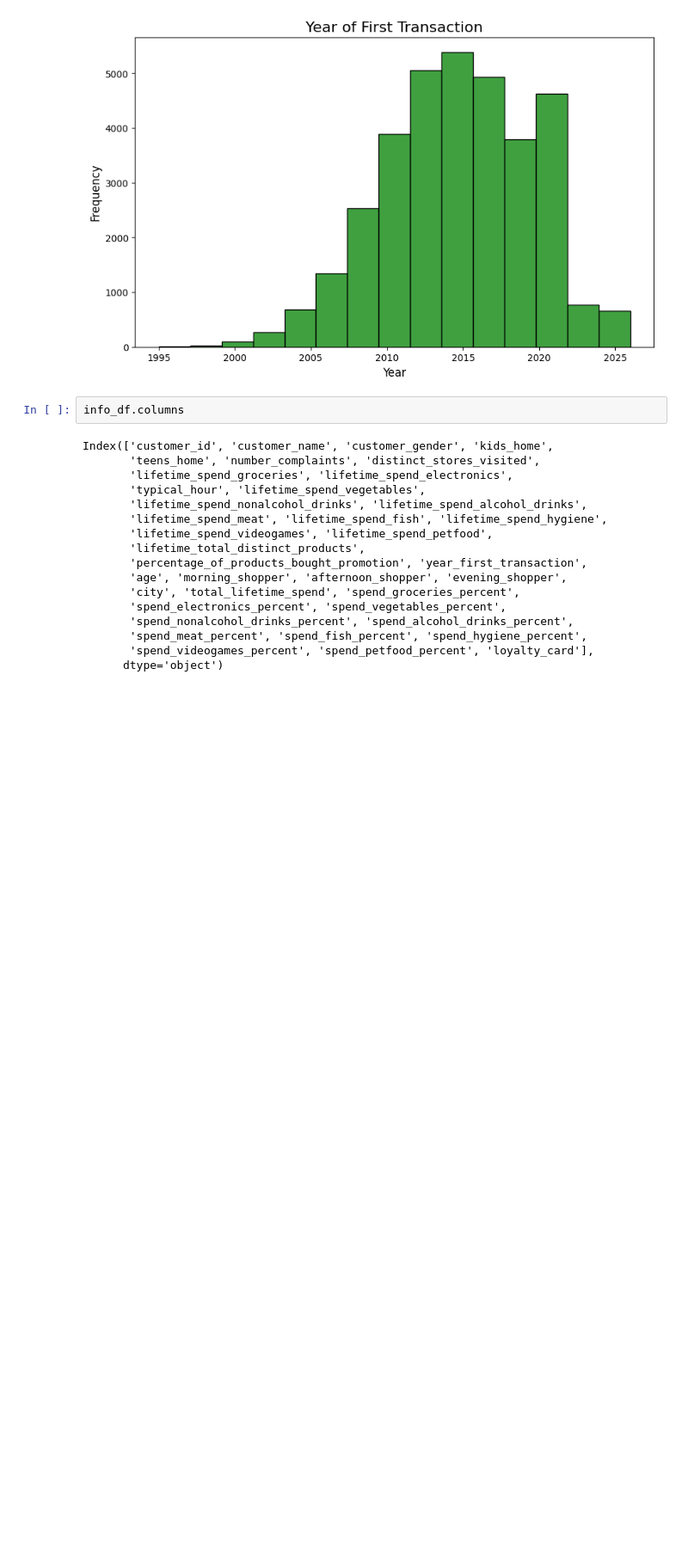
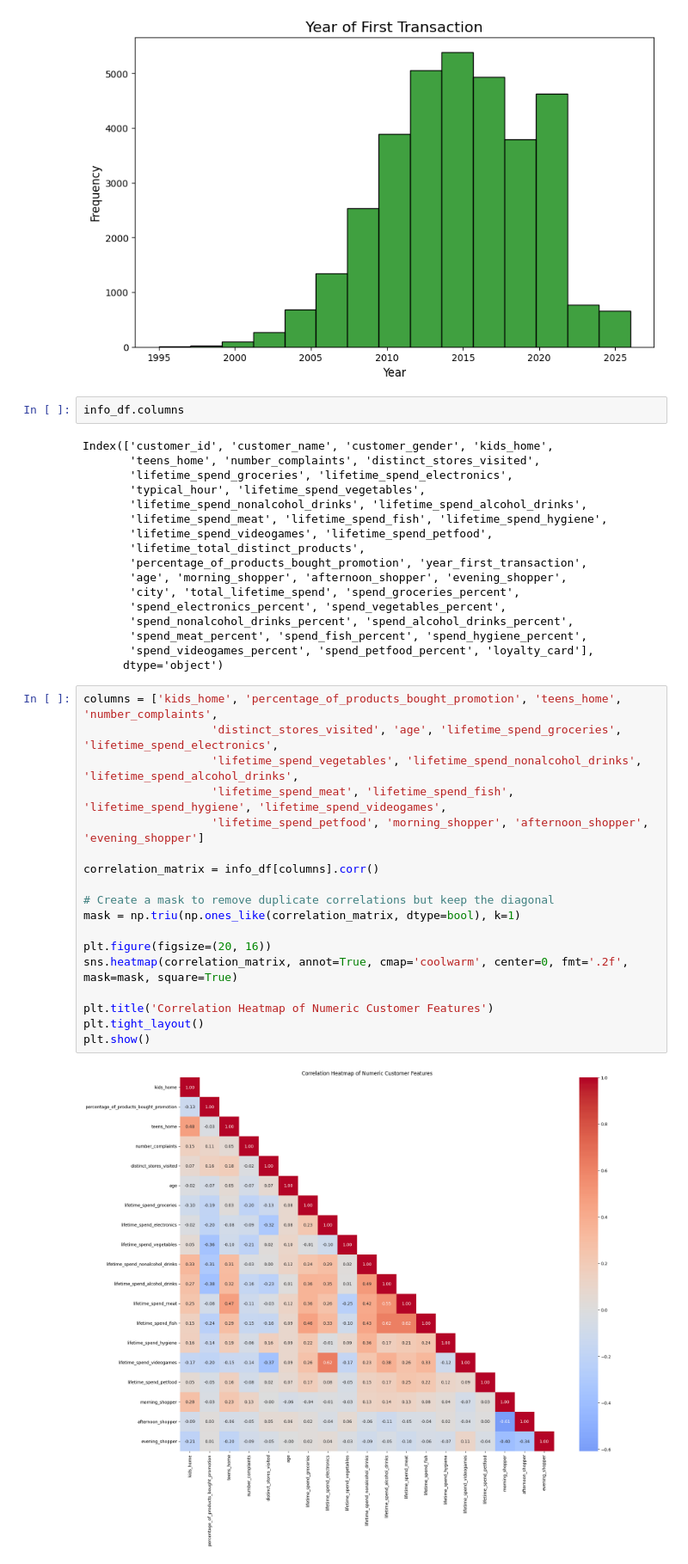
Before and after one commit to Yan-Sidoryk/Unsupervised-Customer-Segmentation, a Jupyter notebook: visualization.ipynb, the cells around one changed output. Shown at 86% size. Cells and saved outputs as stored; diff of their text form; blank space fills up the shorter version.

```diff
--- a/visualization.ipynb
+++ b/visualization.ipynb
@@ -319,3 +324,23 @@ Index(['customer_id', 'customer_name', 'customer_gender', 'kids_home',
        'spend_meat_percent', 'spend_fish_percent', 'spend_hygiene_percent',
        'spend_videogames_percent', 'spend_petfood_percent', 'loyalty_card'],
       dtype='object')
+# %%
+columns = ['kids_home', 'percentage_of_products_bought_promotion', 'teens_home', 'number_complaints',
+                   'distinct_stores_visited', 'age', 'lifetime_spend_groceries', 'lifetime_spend_electronics',
+                   'lifetime_spend_vegetables', 'lifetime_spend_nonalcohol_drinks', 'lifetime_spend_alcohol_drinks',
+                   'lifetime_spend_meat', 'lifetime_spend_fish', 'lifetime_spend_hygiene', 'lifetime_spend_videogames',
+                   'lifetime_spend_petfood', 'morning_shopper', 'afternoon_shopper', 'evening_shopper']
+
+correlation_matrix = info_df[columns].corr()
+
+# Create a mask to remove duplicate correlations but keep the diagonal
+mask = np.triu(np.ones_like(correlation_matrix, dtype=bool), k=1)
+
+plt.figure(figsize=(20, 16))
+sns.heatmap(correlation_matrix, annot=True, cmap='coolwarm', center=0, fmt='.2f', mask=mask, square=True)
+
+plt.title('Correlation Heatmap of Numeric Customer Features')
+plt.tight_layout()
+plt.show()
+# %% [output]
+[figure, added]
```
Also changed, not shown: parts of 2 cells of this notebook.
